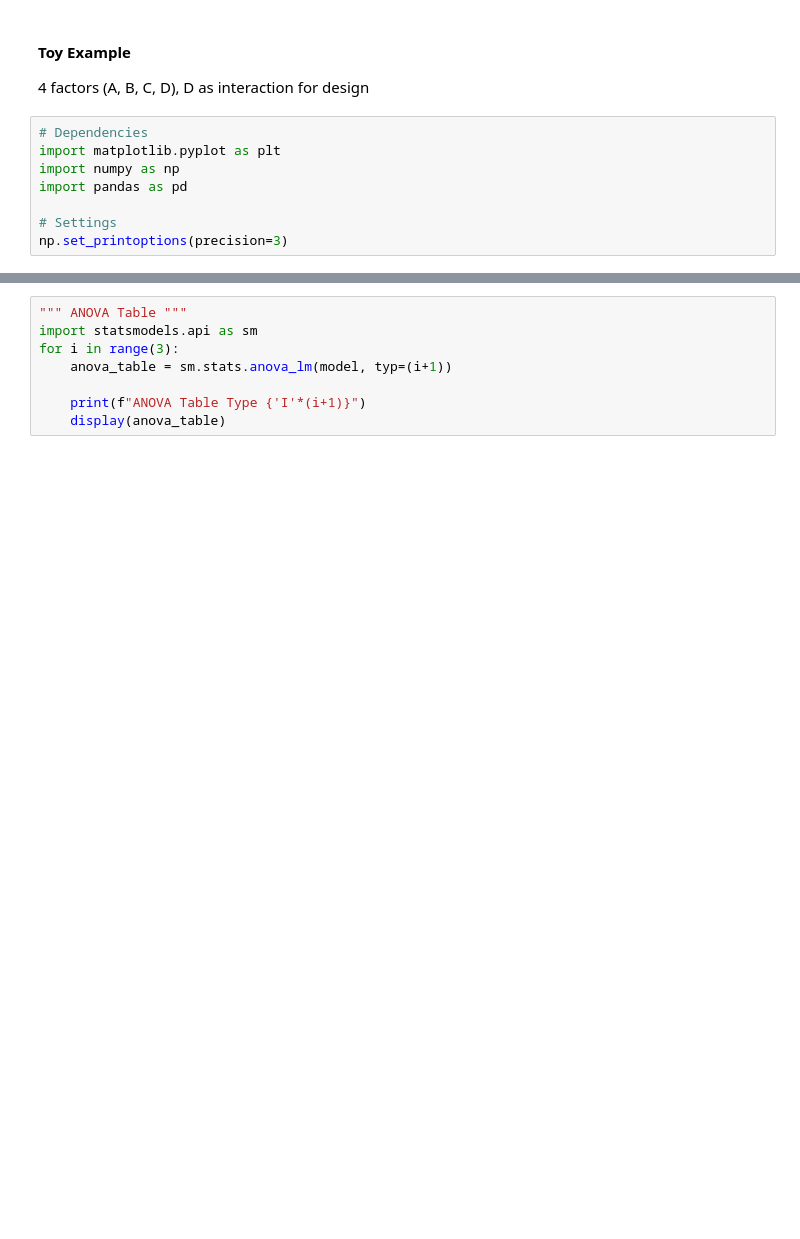
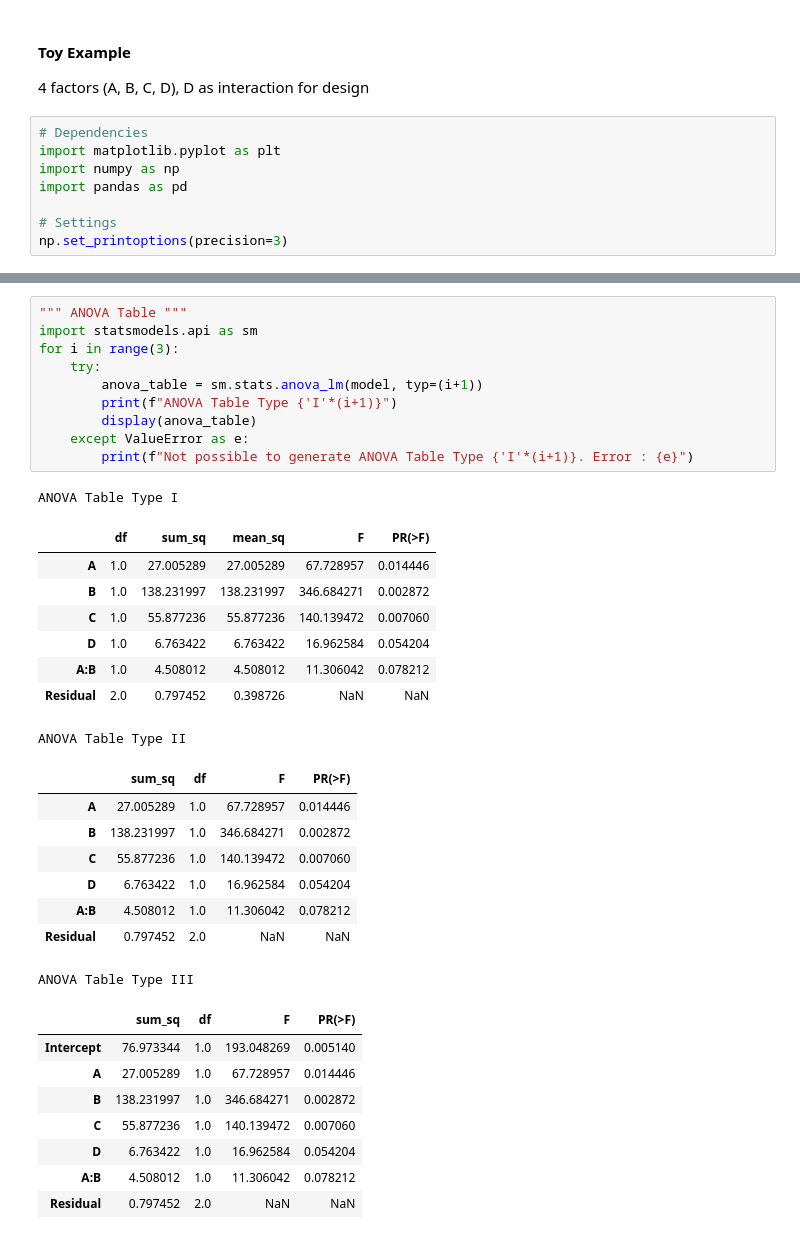
Before and after one commit to fredward65/MCTR703_DOE_2026, a Jupyter notebook: Exercises/S2_1-Fractional_Factorial.ipynb, the cells around one changed output, grey strips where cells are left out. Cells and saved outputs as stored; diff of their text form; blank space fills up the shorter version.

```diff
--- a/Exercises/S2_1-Fractional_Factorial.ipynb
+++ b/Exercises/S2_1-Fractional_Factorial.ipynb
@@ -67,11 +108,39 @@ _ = ax.set_title('Residual Plot')
 # %%
 """ ANOVA Table """
 import statsmodels.api as sm
 for i in range(3):
-    anova_table = sm.stats.anova_lm(model, typ=(i+1))
-
-    print(f"ANOVA Table Type {'I'*(i+1)}")
-    display(anova_table)
+    try:
+        anova_table = sm.stats.anova_lm(model, typ=(i+1))
+        print(f"ANOVA Table Type {'I'*(i+1)}")
+        display(anova_table)
+    except ValueError as e:
+        print(f"Not possible to generate ANOVA Table Type {'I'*(i+1)}. Error : {e}")
+# %% [output]
+ANOVA Table Type I
+|  | df | sum_sq | mean_sq | F | PR(>F) |
+| A | 1.0 | 27.005289 | 27.005289 | 67.728957 | 0.014446 |
+| B | 1.0 | 138.231997 | 138.231997 | 346.684271 | 0.002872 |
+| C | 1.0 | 55.877236 | 55.877236 | 140.139472 | 0.007060 |
+| D | 1.0 | 6.763422 | 6.763422 | 16.962584 | 0.054204 |
+| A:B | 1.0 | 4.508012 | 4.508012 | 11.306042 | 0.078212 |
+| Residual | 2.0 | 0.797452 | 0.398726 | NaN | NaN |
+ANOVA Table Type II
+|  | sum_sq | df | F | PR(>F) |
+| A | 27.005289 | 1.0 | 67.728957 | 0.014446 |
+| B | 138.231997 | 1.0 | 346.684271 | 0.002872 |
+| C | 55.877236 | 1.0 | 140.139472 | 0.007060 |
+| D | 6.763422 | 1.0 | 16.962584 | 0.054204 |
+| A:B | 4.508012 | 1.0 | 11.306042 | 0.078212 |
+| Residual | 0.797452 | 2.0 | NaN | NaN |
+ANOVA Table Type III
+|  | sum_sq | df | F | PR(>F) |
+| Intercept | 76.973344 | 1.0 | 193.048269 | 0.005140 |
+| A | 27.005289 | 1.0 | 67.728957 | 0.014446 |
+| B | 138.231997 | 1.0 | 346.684271 | 0.002872 |
+| C | 55.877236 | 1.0 | 140.139472 | 0.007060 |
+| D | 6.763422 | 1.0 | 16.962584 | 0.054204 |
+| A:B | 4.508012 | 1.0 | 11.306042 | 0.078212 |
+| Residual | 0.797452 | 2.0 | NaN | NaN |
 # %%
 from statsmodels.graphics.factorplots import interaction_plot
 
```
Also changed, not shown: parts of 6 cells of this notebook.
